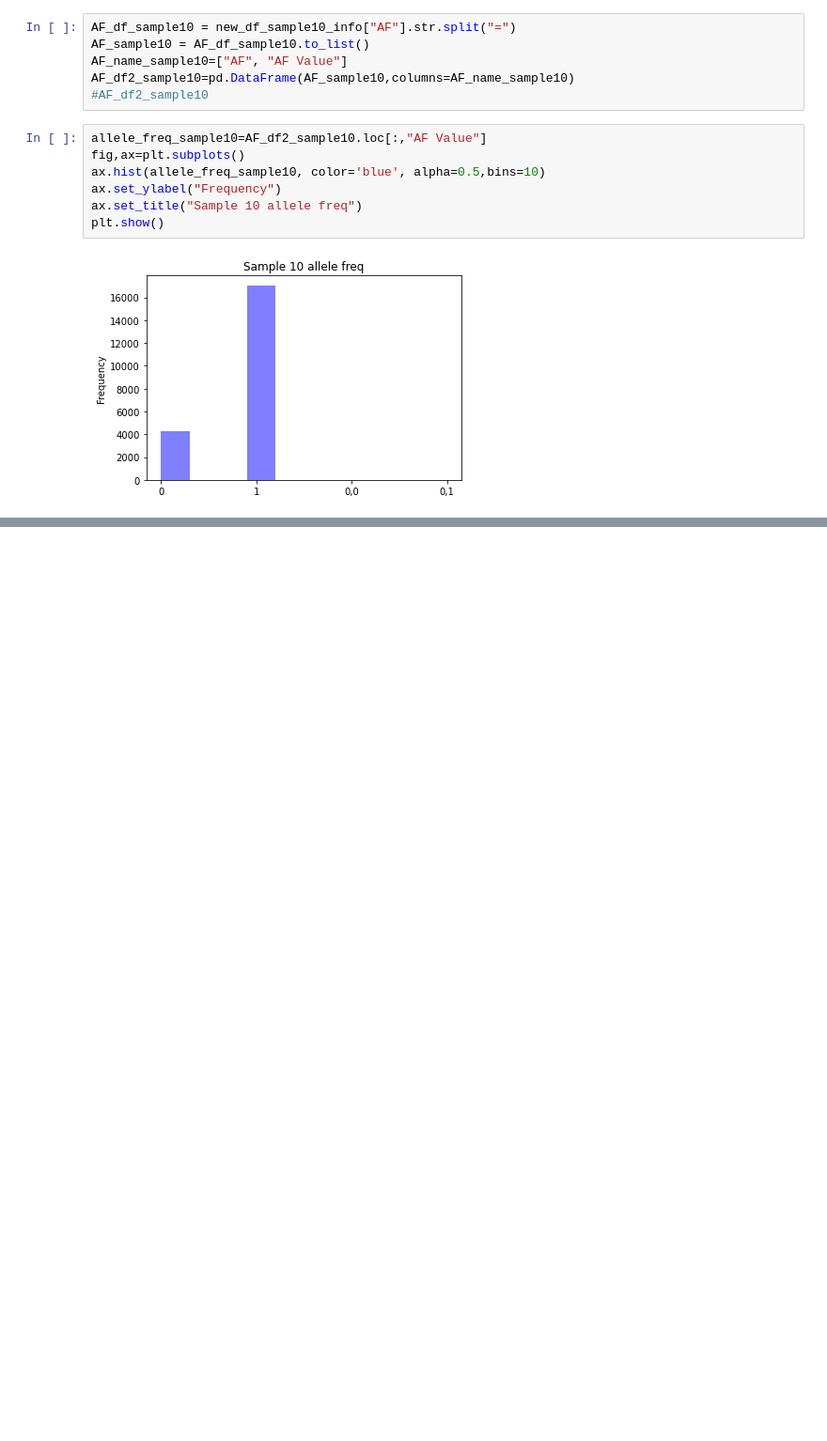
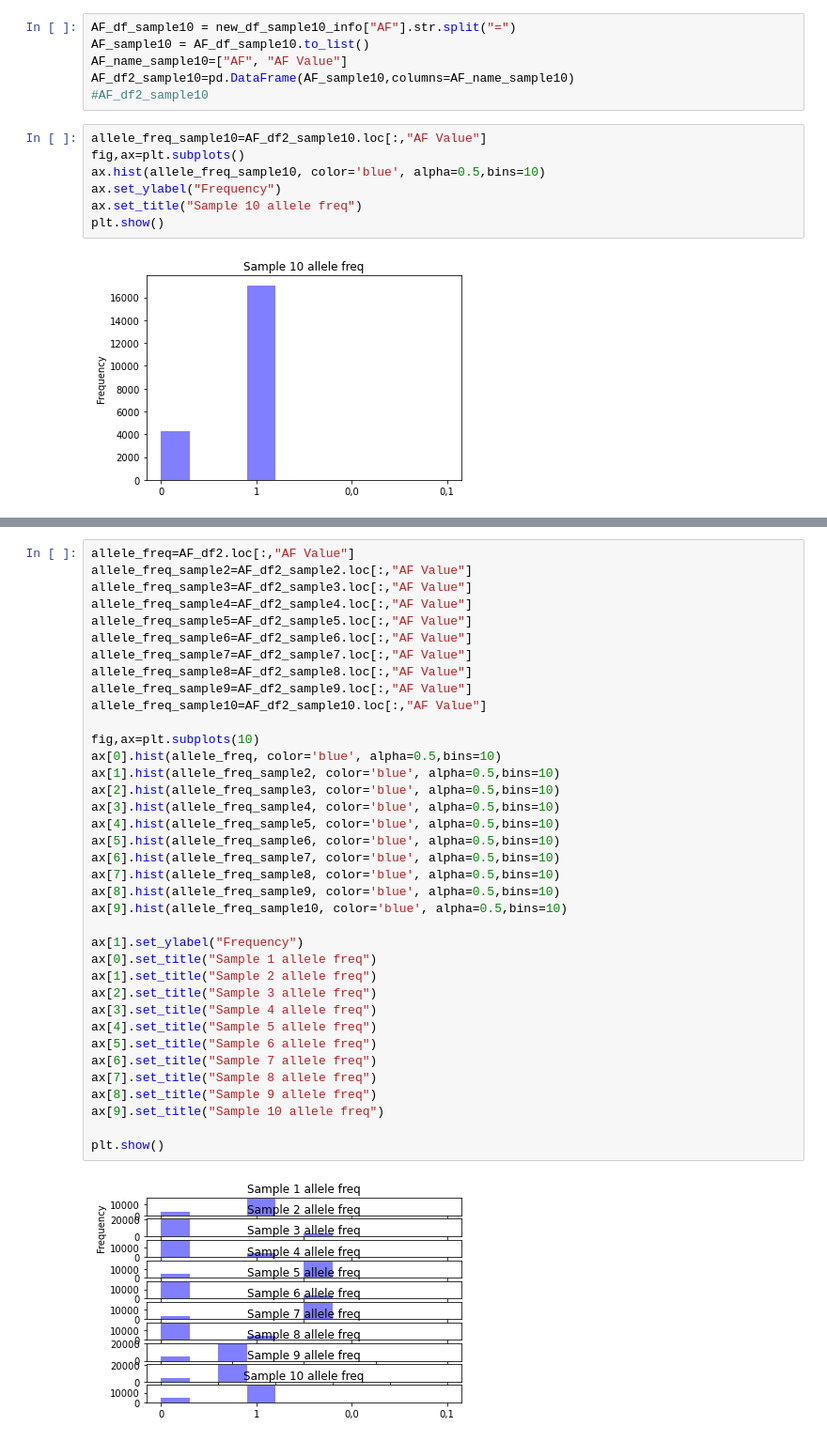
Before and after one commit to Hkhaira1/qbb2021-answers, a Jupyter notebook: week2/Graphs.ipynb, the cells around one changed output, grey strips where cells are left out. Shown at 94% size. Saved outputs shown, nothing was run; the diff lists cells and outputs as text; blank space fills up the shorter version.

```diff
--- a/week2/Graphs.ipynb
+++ b/week2/Graphs.ipynb
@@ -745,0 +721,39 @@ plt.show()
+# %%
+allele_freq=AF_df2.loc[:,"AF Value"]
+allele_freq_sample2=AF_df2_sample2.loc[:,"AF Value"]
+allele_freq_sample3=AF_df2_sample3.loc[:,"AF Value"]
+allele_freq_sample4=AF_df2_sample4.loc[:,"AF Value"]
+allele_freq_sample5=AF_df2_sample5.loc[:,"AF Value"]
+allele_freq_sample6=AF_df2_sample6.loc[:,"AF Value"]
+allele_freq_sample7=AF_df2_sample7.loc[:,"AF Value"]
+allele_freq_sample8=AF_df2_sample8.loc[:,"AF Value"]
+allele_freq_sample9=AF_df2_sample9.loc[:,"AF Value"]
+allele_freq_sample10=AF_df2_sample10.loc[:,"AF Value"]
+
+fig,ax=plt.subplots(10)
+ax[0].hist(allele_freq, color='blue', alpha=0.5,bins=10)
+ax[1].hist(allele_freq_sample2, color='blue', alpha=0.5,bins=10)
+ax[2].hist(allele_freq_sample3, color='blue', alpha=0.5,bins=10)
+ax[3].hist(allele_freq_sample4, color='blue', alpha=0.5,bins=10)
+ax[4].hist(allele_freq_sample5, color='blue', alpha=0.5,bins=10)
+ax[5].hist(allele_freq_sample6, color='blue', alpha=0.5,bins=10)
+ax[6].hist(allele_freq_sample7, color='blue', alpha=0.5,bins=10)
+ax[7].hist(allele_freq_sample8, color='blue', alpha=0.5,bins=10)
+ax[8].hist(allele_freq_sample9, color='blue', alpha=0.5,bins=10)
+ax[9].hist(allele_freq_sample10, color='blue', alpha=0.5,bins=10)
+
+ax[1].set_ylabel("Frequency")
+ax[0].set_title("Sample 1 allele freq")
+ax[1].set_title("Sample 2 allele freq")
+ax[2].set_title("Sample 3 allele freq")
+ax[3].set_title("Sample 4 allele freq")
+ax[4].set_title("Sample 5 allele freq")
+ax[5].set_title("Sample 6 allele freq")
+ax[6].set_title("Sample 7 allele freq")
+ax[7].set_title("Sample 8 allele freq")
+ax[8].set_title("Sample 9 allele freq")
+ax[9].set_title("Sample 10 allele freq")
+
+plt.show()
+# %% [output]
+[figure, added]
```
Also changed, not shown: parts of 8 cells of this notebook.
